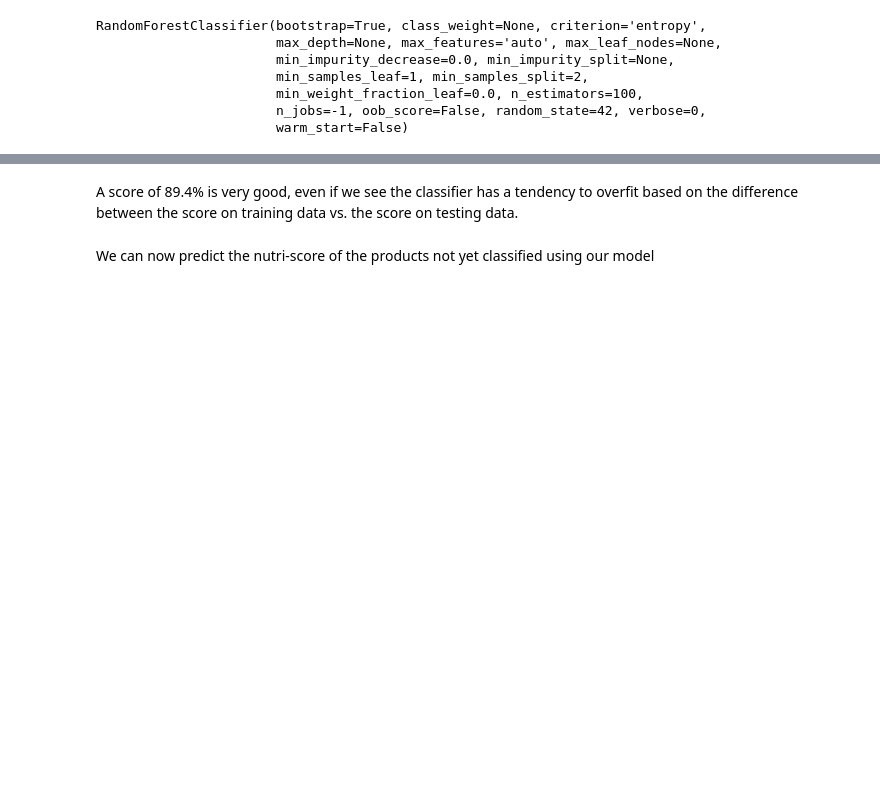
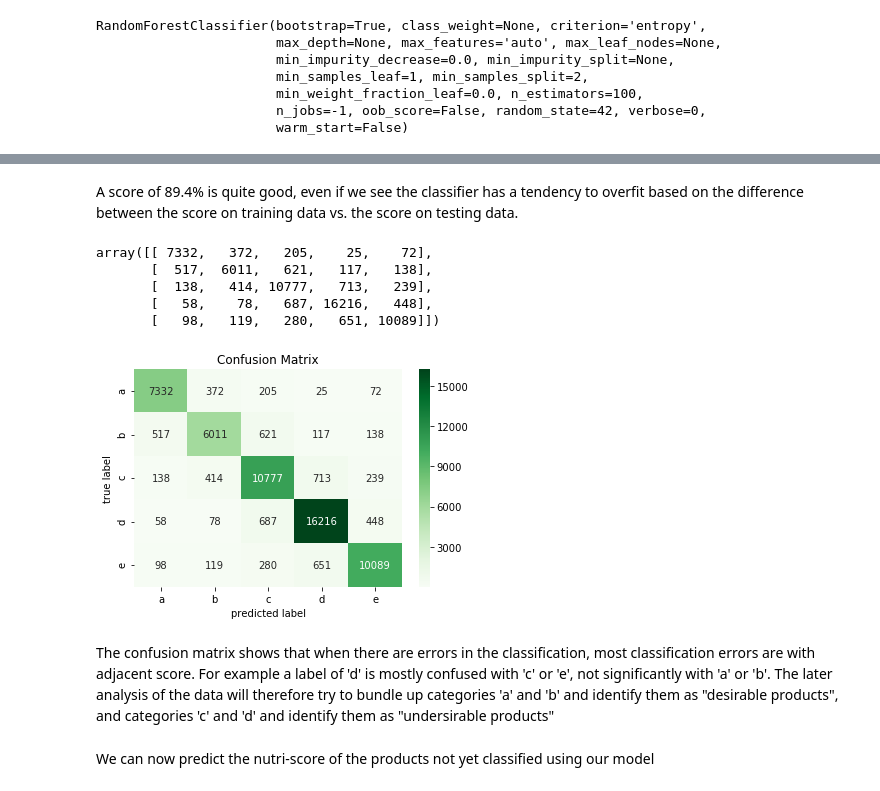
Before and after one commit to fkstef/openfoodfacts, a Jupyter notebook: openfoodfacts.ipynb, the cells around one changed output, grey strips where cells are left out. Cells and saved outputs as stored; diff of their text form; code cells hidden in the pictures; blank space fills up the shorter version.

```diff
--- a/openfoodfacts.ipynb
+++ b/openfoodfacts.ipynb
@@ -819,5 +858,29 @@ classifier score on testing data:  0.8946556766817336
 # %% [markdown]
-A score of 89.4% is very good, even if we see the classifier has a tendency to overfit based on the difference between the score on training data vs. the score on testing data.
+A score of 89.4% is quite good, even if we see the classifier has a tendency to overfit based on the difference between the score on training data vs. the score on testing data.
+# %%
+# calculating the confusion matrix for the test set
+y_pred = clf.predict(X_test)
+labels = ['a','b','c','d','e']
+mat = confusion_matrix(y_test, y_pred, labels=labels)
+mat
+# %% [output]
+array([[ 7332,   372,   205,    25,    72],
+       [  517,  6011,   621,   117,   138],
+       [  138,   414, 10777,   713,   239],
+       [   58,    78,   687, 16216,   448],
+       [   98,   119,   280,   651, 10089]])
+# %%
+# presenting the confusion matrix in a graphical way
+df_cm = pd.DataFrame(mat, labels, labels)
+ax=sns.heatmap(df_cm, annot=True, fmt='g', cmap='Greens');
+ax.set_title('Confusion Matrix');
+ax.set_ylabel('true label');
+ax.set_xlabel('predicted label');
+ax.set_ylim(df_cm.shape[0], 0);   # display is affected by bug:  https://github.com/matplotlib/matplotlib/issues/15179
+# %% [output]
+[figure, added]
+# %% [markdown]
+The confusion matrix shows that when there are errors in the classification, most classification errors are with adjacent score. For example a label of 'd' is mostly confused with 'c' or 'e', not significantly with 'a' or 'b'. The later analysis of the data will therefore try to bundle up categories 'a' and 'b' and identify them as "desirable products", and categories 'c' and 'd' and identify them as "undersirable products"
 # %% [markdown]
 We can now predict the nutri-score of the products not yet classified using our model
 # %%
```
Also changed, not shown: parts of 65 cells of this notebook, 1 other file.
